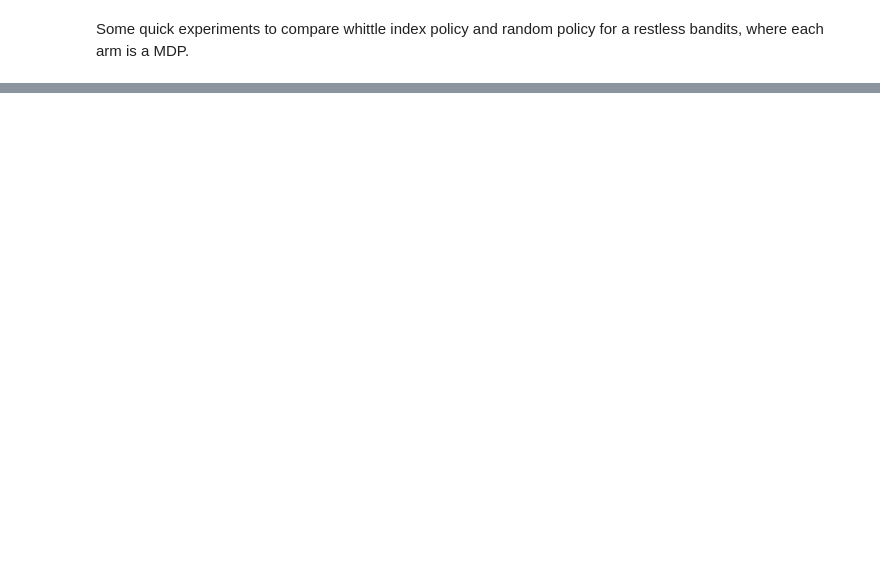
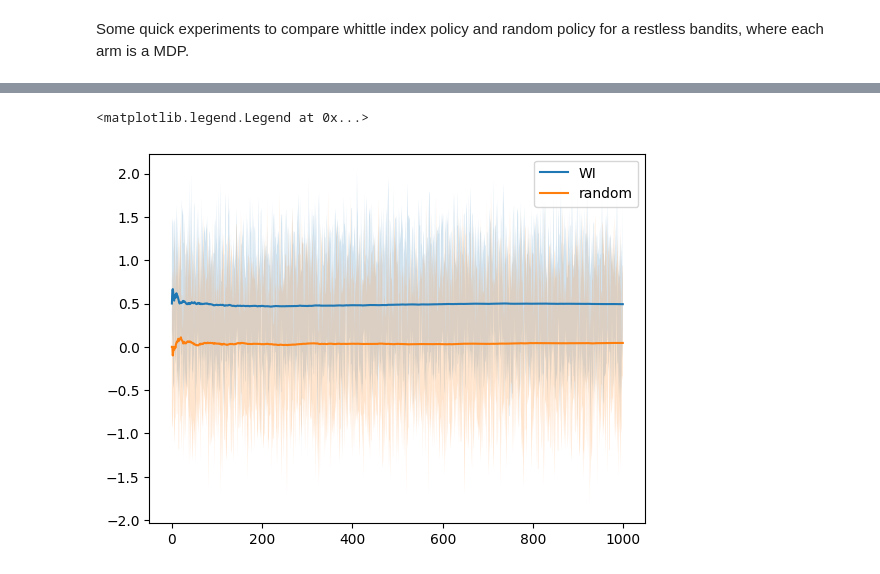
Before and after one commit to JiujiaZ/restless_bandit_basics, a Jupyter notebook: run.ipynb, the cells around one changed output, grey strips where cells are left out. Cells and saved outputs as stored; diff of their text form; code cells hidden in the pictures; blank space fills up the shorter version.

```diff
--- a/run.ipynb
+++ b/run.ipynb
@@ -14,7 +32,7 @@ from train import *
 # %%
 n_arms = 100
 n_states = 5
-n_transitions = 2
+n_transitions = 10
 K = 2
 R = np.array([0, 1, 0, 0, -1])
 
@@ -28,3 +46,5 @@ for i in range(n_transitions):
 init_states = np.zeros((n_arms, n_states))
 indx = np.random.choice(n_states, size = n_arms)
 init_states[np.arange(len(indx)), indx] = 1
+
+rb = Restless_Bandit(transitions = transitions, initial_states = init_states, R = R)
@@ -43,0 +51,14 @@ plt.legend()
+# %%
+# run with multiple trials with the same initial, parameters
+n_trials = 10
+WI_reward = list()
+random_reward = list()
+
+for i in range(n_trials):
+    print('trail number:', i+1)
+
+    rb.reset()
+    WI_reward.append(WI_train(rb, R, episode = 1000, K = K ))
+
+    rb.reset()
+    random_reward.append(random_train(rb, episode = 1000, K = K ))
@@ -43,0 +76,17 @@ plt.legend()
+# %%
+WI_mean = np.array(WI_reward).mean(axis = 0)
+WI_std = np.array(WI_reward).std(axis = 0)
+
+random_mean = np.array(random_reward).mean(axis = 0)
+random_std = np.array(random_reward).std(axis = 0)
+# %%
+plt.plot(np.cumsum(WI_mean)/(np.arange(len(WI_mean))+1), label = 'WI')
+plt.plot(np.cumsum(random_mean)/(np.arange(len(random_mean))+1), label = 'random')
+
+plt.fill_between(np.arange(len(WI_mean)), WI_mean-WI_std, WI_mean+WI_std, alpha=0.2)
+plt.fill_between(np.arange(len(random_mean)), random_mean-random_std, random_mean+random_std, alpha=0.2)
+
+plt.legend()
+# %% [output]
+<matplotlib.legend.Legend at 0x...>
+[figure, added]
```
Also changed, not shown: parts of 10 cells of this notebook.
